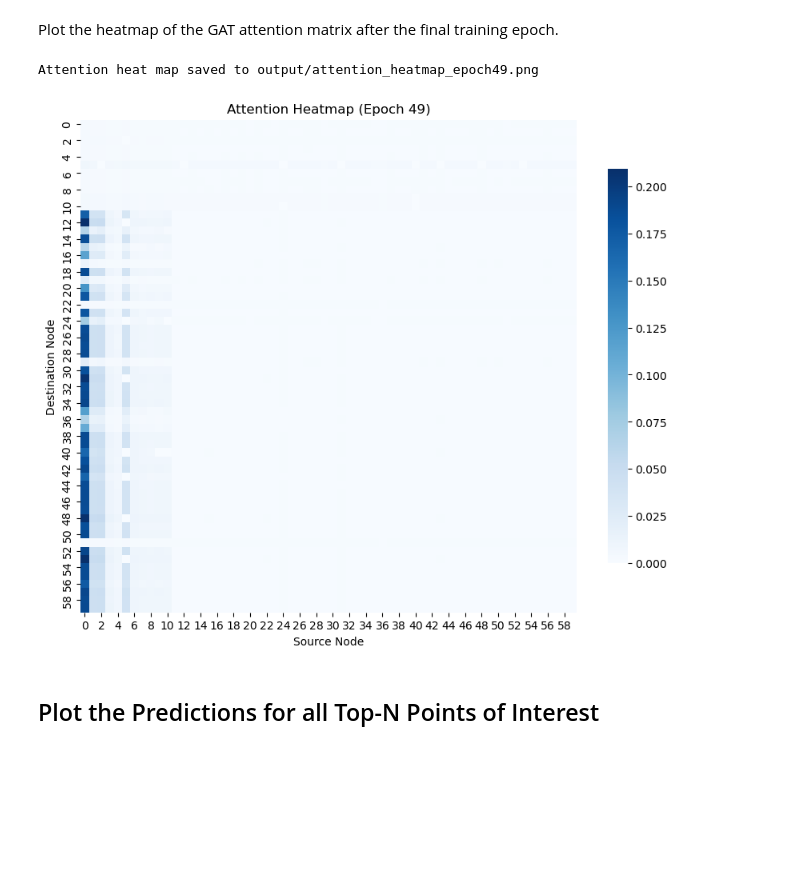
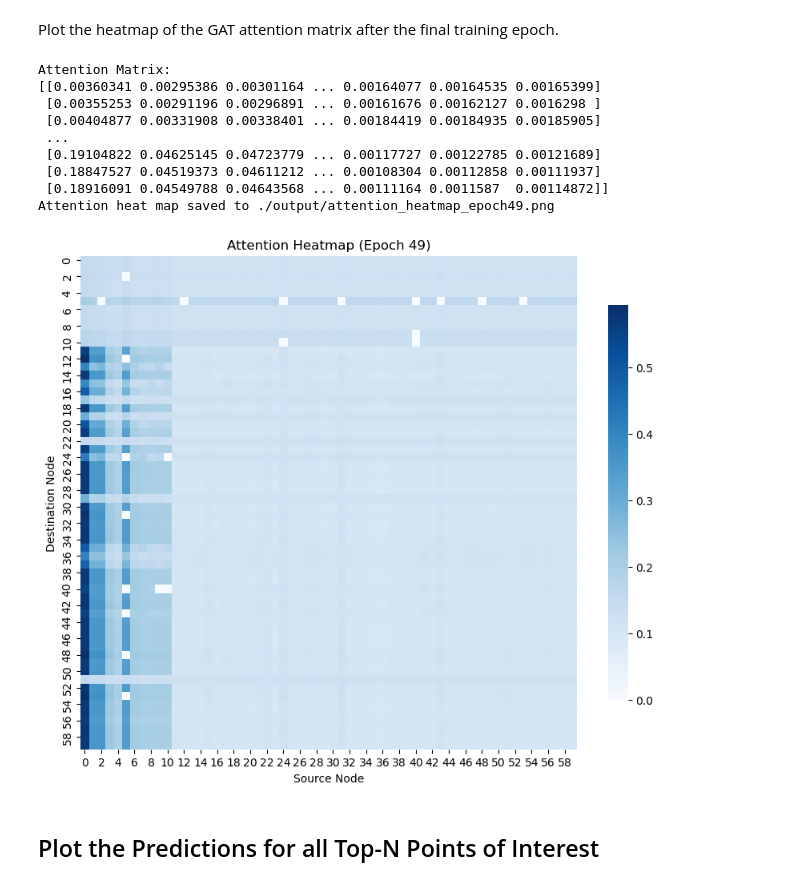
Before and after one commit to Degman1/ST-GAT-Breadcrumbs, a Jupyter notebook: analysis.ipynb, the cells around one changed output. Saved outputs shown, nothing was run; the diff lists cells and outputs as text; code cells hidden in the pictures; blank space fills up the shorter version.

Commit message:
add transformations to attention visualizations

```diff
--- a/analysis.ipynb
+++ b/analysis.ipynb
@@ -160,7 +160,7 @@ n_top_pois = 60
 
 significant_pois, sorted_scores, sorted_indices = (
     visualizations.select_significant_pois.get_significant_pois(
-        attention, dataset.graphs[0].ndata["id"], n_top_pois, plot=True
+        attention, dataset.graphs[0].ndata["id"], n_top_pois, plot=True, transform=np.log
     )
 )
 
@@ -214,13 +214,23 @@ Adjacency matrix plot saved to ./output/subgraph_adj_mtx.png
 # %% [markdown]
 Plot the heatmap of the GAT attention matrix after the final training epoch.
 # %%
-subgraph_attn_mtx = visualizations.adjacency_matrix.get_subgraph_adjacency(
+subgraph_attn_mtx = visualizations.adjacency_matrix.get_subgraph(
     attention, sorted_indices[:n_top_pois]
 )
-visualizations.attention_matrix.plot_heatmap(subgraph_attn_mtx, epoch)
+print("Attention Matrix:")
+print(subgraph_attn_mtx)
+visualizations.attention_matrix.plot_heatmap(subgraph_attn_mtx, epoch, transform=lambda x: x ** (1/3))
 # %% [output]
-Attention heat map saved to output/attention_heatmap_epoch49.png
+Attention Matrix:
+[[0.00360341 0.00295386 0.00301164 ... 0.00164077 0.00164535 0.00165399]
+ [0.00355253 0.00291196 0.00296891 ... 0.00161676 0.00162127 0.0016298 ]
+ [0.00404877 0.00331908 0.00338401 ... 0.00184419 0.00184935 0.00185905]
+ ...
+ [0.19104822 0.04625145 0.04723779 ... 0.00117727 0.00122785 0.00121689]
+ [0.18847527 0.04519373 0.04611212 ... 0.00108304 0.00112858 0.00111937]
+ [0.18916091 0.04549788 0.04643568 ... 0.00111164 0.0011587  0.00114872]]
+Attention heat map saved to ./output/attention_heatmap_epoch49.png
-[figure, old version]
+[figure, new version]
 # %% [markdown]
 ## Plot the Predictions for all Top-N Points of Interest
 # %%
```
Also changed, not shown: parts of 1 cell of this notebook, 5 other files.
